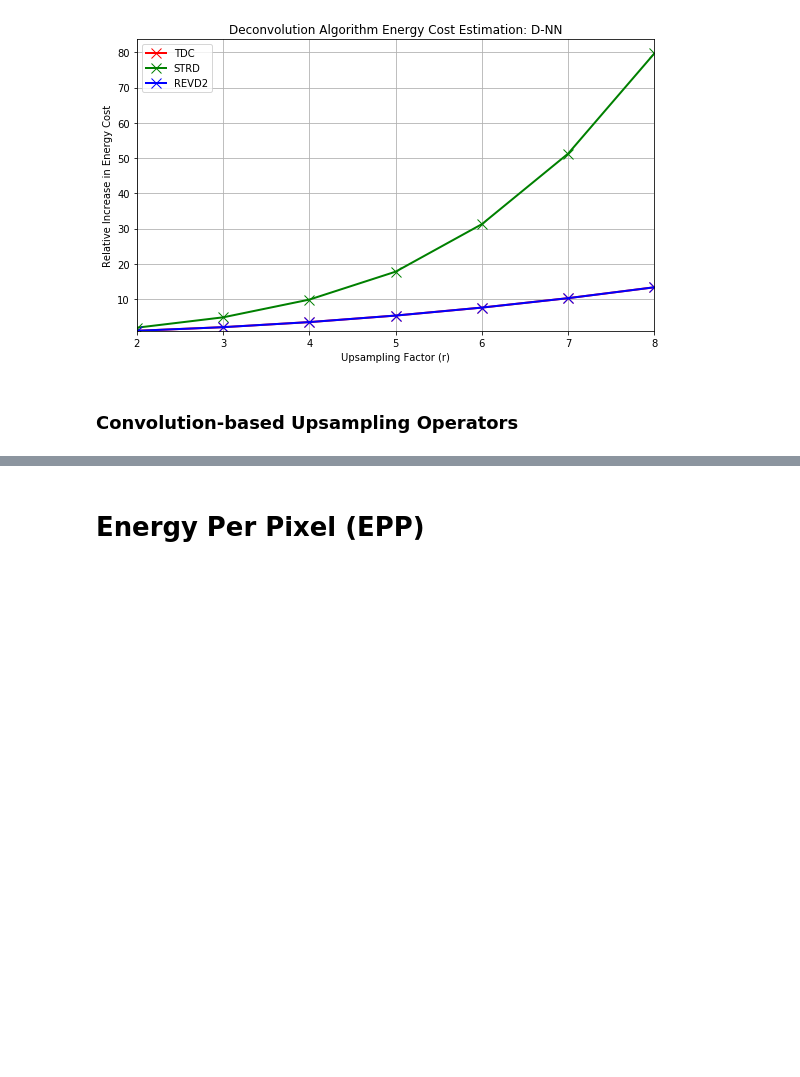
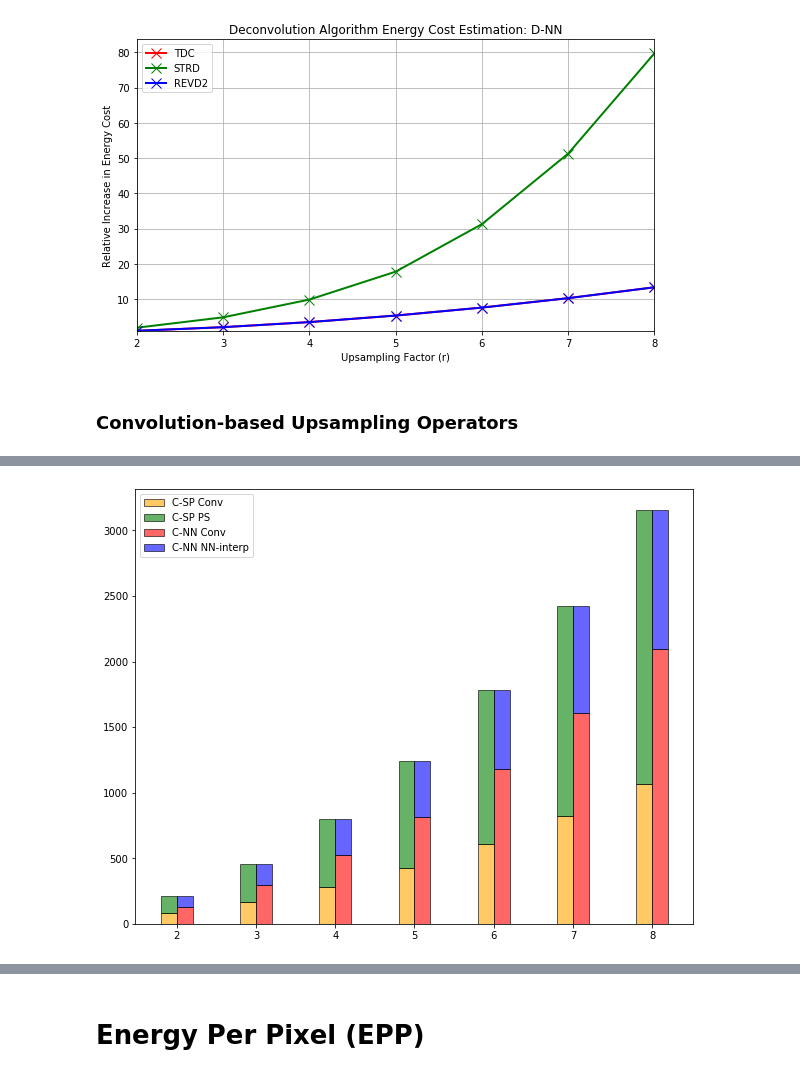
Before and after one commit to icolbert/upsampling, a Jupyter notebook: Comparing Optimization Criteria for Convolution-based Upsampling.ipynb, the cells around one changed output, grey strips where cells are left out. Cells and saved outputs as stored; diff of their text form; code cells hidden in the pictures; blank space fills up the shorter version.

```diff
--- a/Comparing Optimization Criteria for Convolution-based Upsampling.ipynb
+++ b/Comparing Optimization Criteria for Convolution-based Upsampling.ipynb
@@ -277,0 +278,77 @@ plt.show()
+# %%
+latency_measurements = np.zeros((4, 7)) # microseconds
+latency_measurements_data_processing = np.zeros((4, 7)) # microseconds
+energy_consumption = np.zeros((4, 7)) # millijoules
+energy_consumption_data_processing = np.zeros((4, 7)) # millijoules
+
+for j, upscaling_factor in enumerate(np.arange(2, 9)):
+    macs, weights, activations = reverse_looping_deconvolution_2_data_reuse_patterns(
+        upscaling_factor,
+        H=height,
+        C=num_channels,
+        K=kernel_size,
+        original_operator="D-SP"
+    )
+    T = max(macs * t_flop, (weights + activations) * t_mem)
+    E = macs * e_flop + num_bytes * (weights + activations) * e_mem + pi_0 * T
+    latency_measurements[0, j] = 1e6 * T # microseconds
+    energy_consumption[0, j] = 1e3 * E # millijoules
+
+    macs, weights, activations = reverse_looping_deconvolution_2_data_reuse_patterns(
+        upscaling_factor,
+        H=height,
+        C=num_channels,
+        K=kernel_size,
+        original_operator="D-NN"
+    )
+    T = max(macs * t_flop, (weights + activations) * t_mem)
+    E = macs * e_flop + num_bytes * (weights + activations) * e_mem + pi_0 * T
+    latency_measurements[1, j] = 1e6 * T # microseconds
+    energy_consumption[1, j] = 1e3 * E # millijoules
+
+    macs, weights, activations, processing = sub_pixel_convolution_data_reuse_patterns(
+        upscaling_factor,
+        H=height,
+        C=num_channels,
+        K=kernel_size,
+        return_total=False
+    )
+    assert ((weights + activations + processing) * t_mem) > (macs * t_flop)
+    T = max(macs * t_flop, (weights + activations + processing) * t_mem)
+    E = macs * e_flop + num_bytes * (weights + activations + processing) * e_mem + pi_0 * T
+    latency_measurements[2, j] = 1e6 * T # microseconds
+    energy_consumption[2, j] = 1e3 * E # millijoules
+    latency_measurements_data_processing[2, j] = 1e6 * processing * t_mem
+    energy_consumption_data_processing[2, j] = 1e3 * processing * e_mem
+
+    macs, weights, activations, processing = NN_resize_convolution_data_reuse_patterns(
+        upscaling_factor,
+        H=height,
+        C=num_channels,
+        K=kernel_size,
+        return_total=False
+    )
+    assert ((weights + activations + processing) * t_mem) > (macs * t_flop)
+    T = max(macs * t_flop, (weights + activations + processing) * t_mem)
+    E = macs * e_flop + num_bytes * (weights + activations + processing) * e_mem + pi_0 * T
+    latency_measurements[3, j] = 1e6 * T # microseconds
+    energy_consumption[3, j] = 1e3 * E # millijoules
+    latency_measurements_data_processing[3, j] = 1e6 * processing * t_mem
+    energy_consumption_data_processing[3, j] = 1e3 * processing * e_mem
+
+
+x = np.arange(2, 9)
+width = 0.2
+
+latency_measurements -= latency_measurements_data_processing
+
+plt.figure(figsize=(10,8))
+plt.bar(x - width/2, latency_measurements[2], width, edgecolor='k', alpha=0.6, color='orange', label="C-SP Conv")
+plt.bar(x - width/2, latency_measurements_data_processing[2], width, edgecolor='k', alpha=0.6, color='green', label="C-SP PS", bottom=latency_measurements[2])
+plt.bar(x + width/2, latency_measurements[3], width, edgecolor='k', alpha=0.6, color='red', label="C-NN Conv")
+plt.bar(x + width/2, latency_measurements_data_processing[3], width, edgecolor='k', alpha=0.6, color='blue', label="C-NN NN-interp", bottom=latency_measurements[3])
+
+plt.legend(loc="best")
+plt.show()
+# %% [output]
+[figure, added]
```
Also changed, not shown: parts of 12 cells of this notebook, 3 other files.
